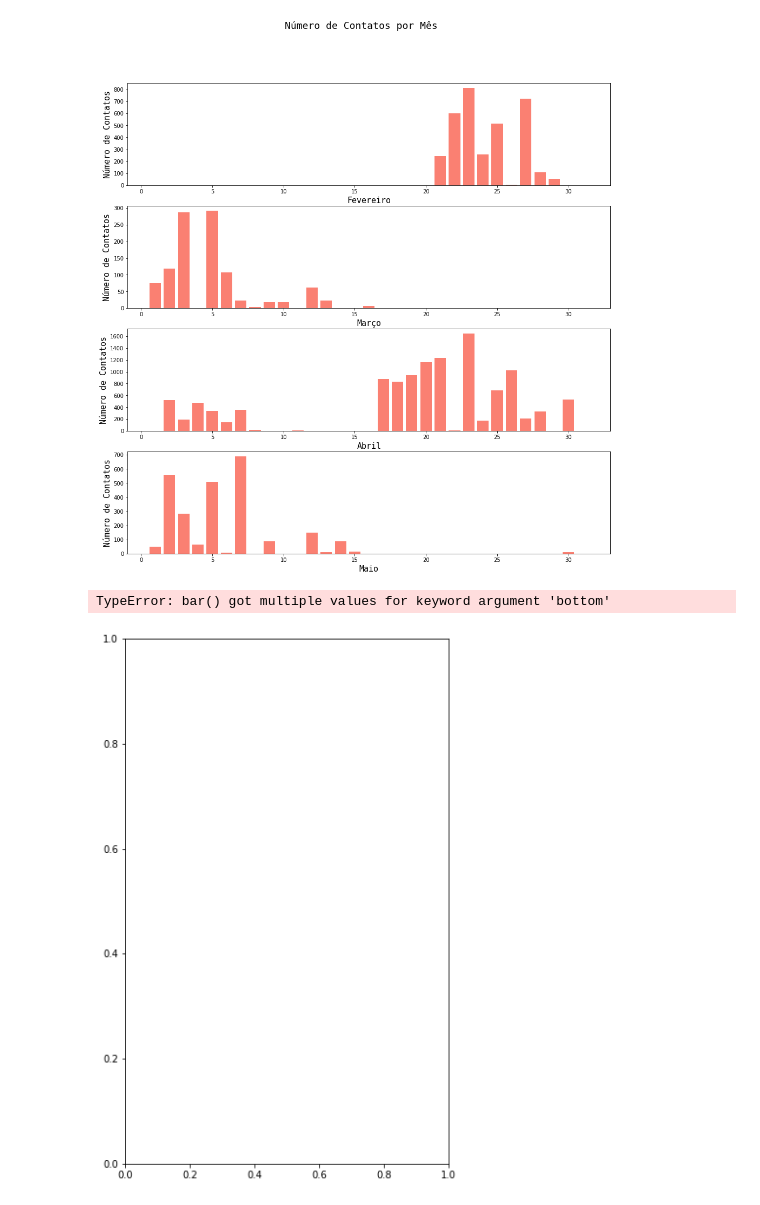
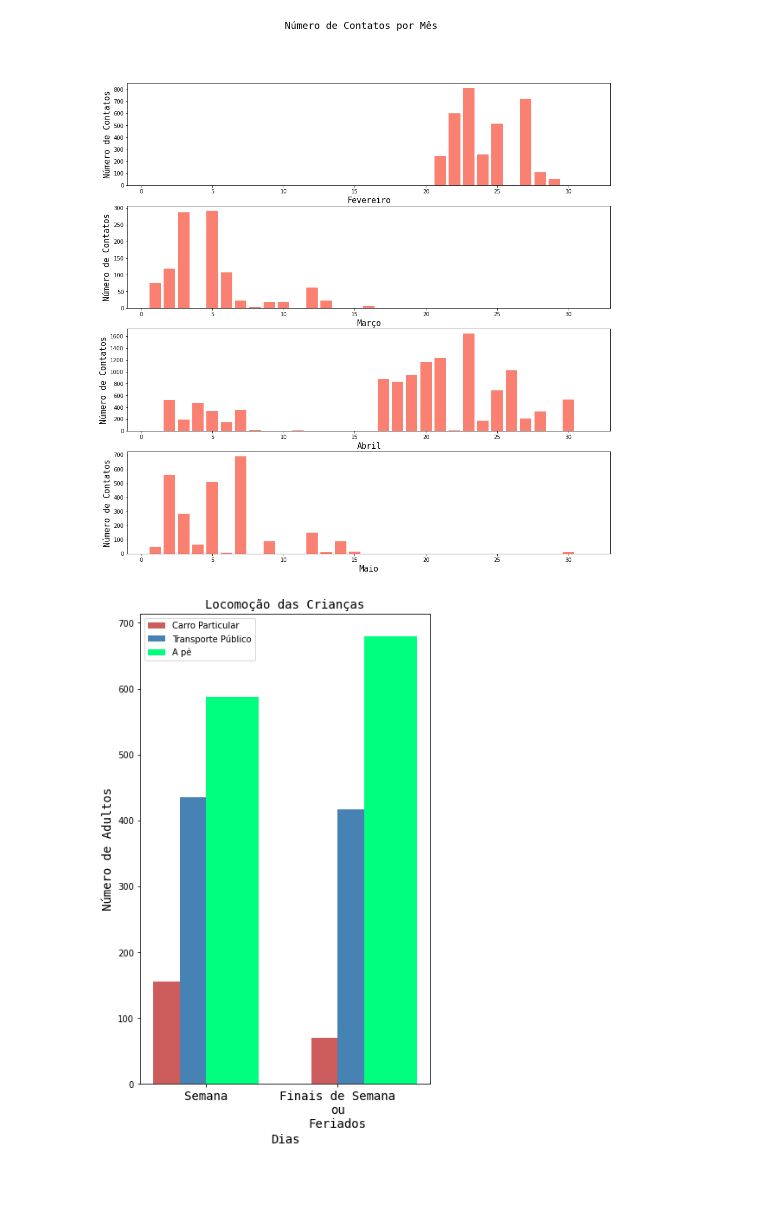
Before and after one commit to intcarlosmiguel/pesquisa_mestrado, a Jupyter notebook: main.ipynb, the cells around one changed output. Cells and saved outputs as stored; diff of their text form; code cells hidden in the pictures.

```diff
--- a/main.ipynb
+++ b/main.ipynb
@@ -143,8 +142,11 @@ plot_mes(contatos02,'contatos_mes02')
 # %% [output]
 [figure]
 # %%
-locomotion_adultos(criancas)
+locomotion_adultos(
+    criancas,
+    'Locomoção das Crianças',
+    'locomotion_criancas'
+)
 # %% [output]
-TypeError: bar() got multiple values for keyword argument 'bottom'
-[figure, old version]
+[figure, new version]
 # %%
```
Also changed, not shown: parts of 15 cells of this notebook, 6 other files.
